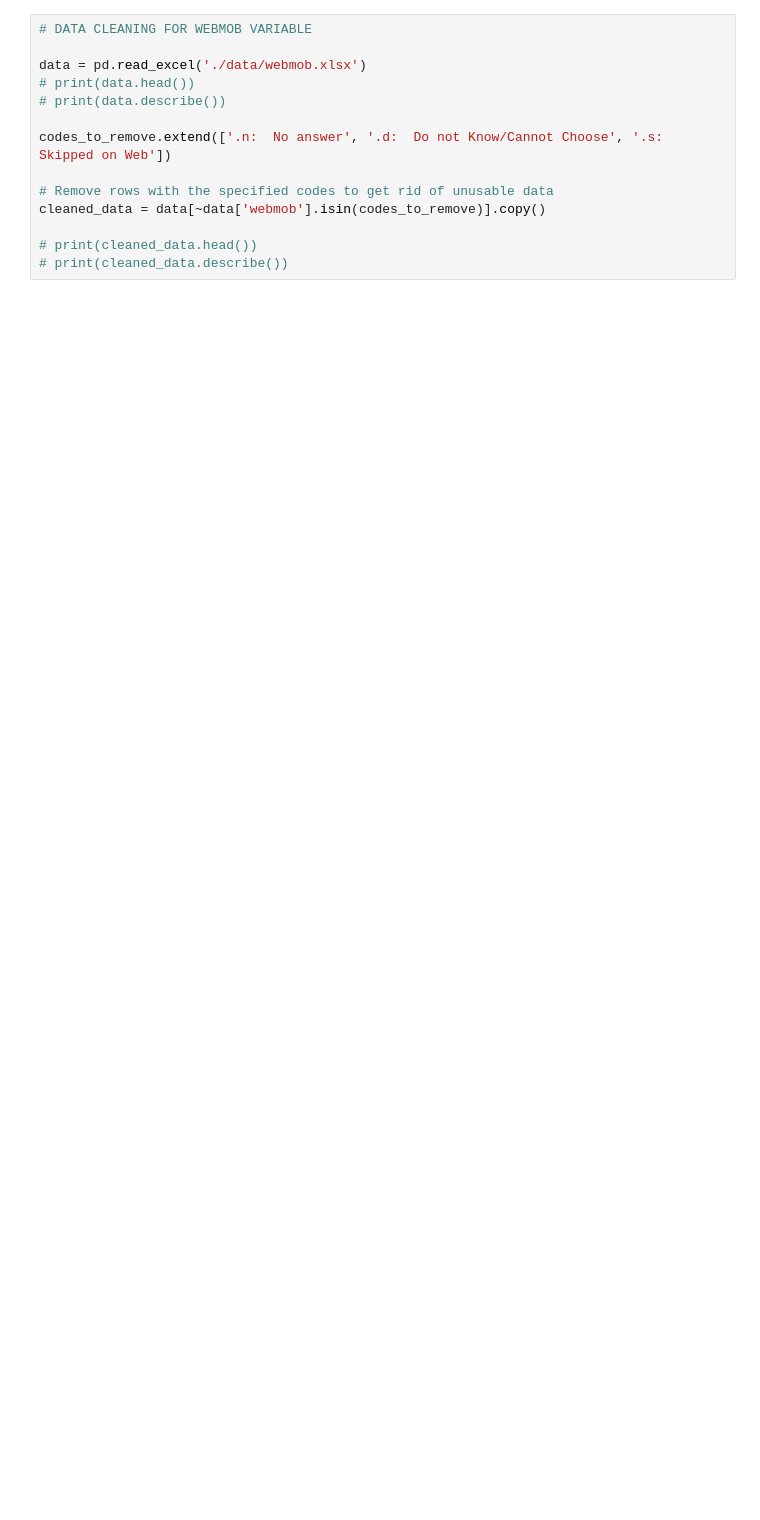
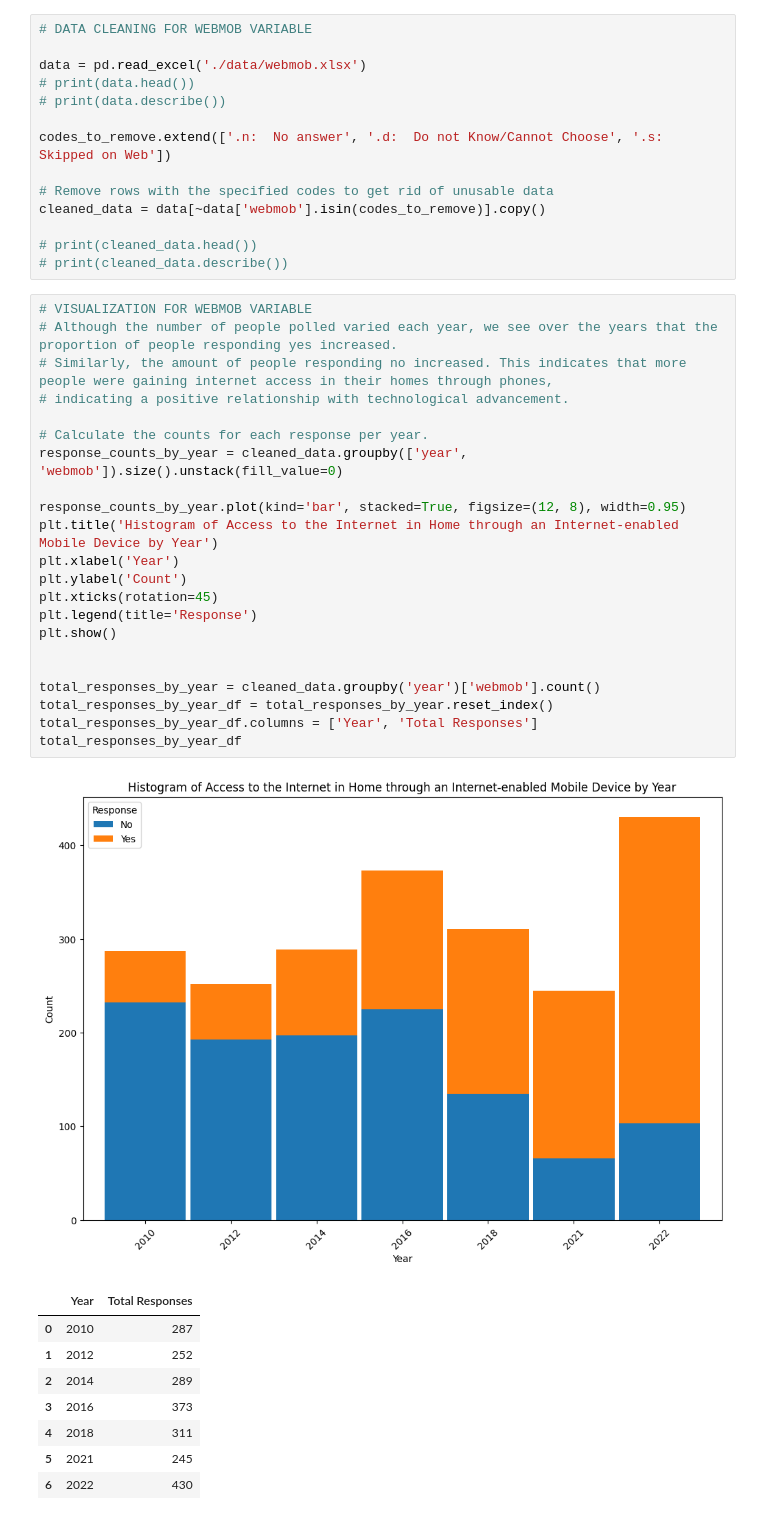
Before and after one commit to wangjalen7/project_gss, a Jupyter notebook: Project GSS Code.ipynb, the cells around one changed output. Cells and saved outputs as stored; diff of their text form; blank space fills up the shorter version.

Commit message:
Data visualization for webmob variable

```diff
--- a/Project GSS Code.ipynb
+++ b/Project GSS Code.ipynb
@@ -94,3 +111,35 @@ cleaned_data = data[~data['webmob'].isin(codes_to_remove)].copy()
 
 # print(cleaned_data.head())
 # print(cleaned_data.describe())
+# %%
+# VISUALIZATION FOR WEBMOB VARIABLE
+# Although the number of people polled varied each year, we see over the years that the proportion of people responding yes increased.
+# Similarly, the amount of people responding no increased. This indicates that more people were gaining internet access in their homes through phones,
+# indicating a positive relationship with technological advancement.
+
+# Calculate the counts for each response per year.
+response_counts_by_year = cleaned_data.groupby(['year', 'webmob']).size().unstack(fill_value=0)
+
+response_counts_by_year.plot(kind='bar', stacked=True, figsize=(12, 8), width=0.95)
+plt.title('Histogram of Access to the Internet in Home through an Internet-enabled Mobile Device by Year')
+plt.xlabel('Year')
+plt.ylabel('Count')
+plt.xticks(rotation=45)
+plt.legend(title='Response')
+plt.show()
+
+
+total_responses_by_year = cleaned_data.groupby('year')['webmob'].count()
+total_responses_by_year_df = total_responses_by_year.reset_index()
+total_responses_by_year_df.columns = ['Year', 'Total Responses']
+total_responses_by_year_df
+# %% [output]
+[figure, added]
+|  | Year | Total Responses |
+| 0 | 2010 | 287 |
+| 1 | 2012 | 252 |
+| 2 | 2014 | 289 |
+| 3 | 2016 | 373 |
+| 4 | 2018 | 311 |
+| 5 | 2021 | 245 |
+| 6 | 2022 | 430 |
```
Also changed, not shown: parts of 3 cells of this notebook.
